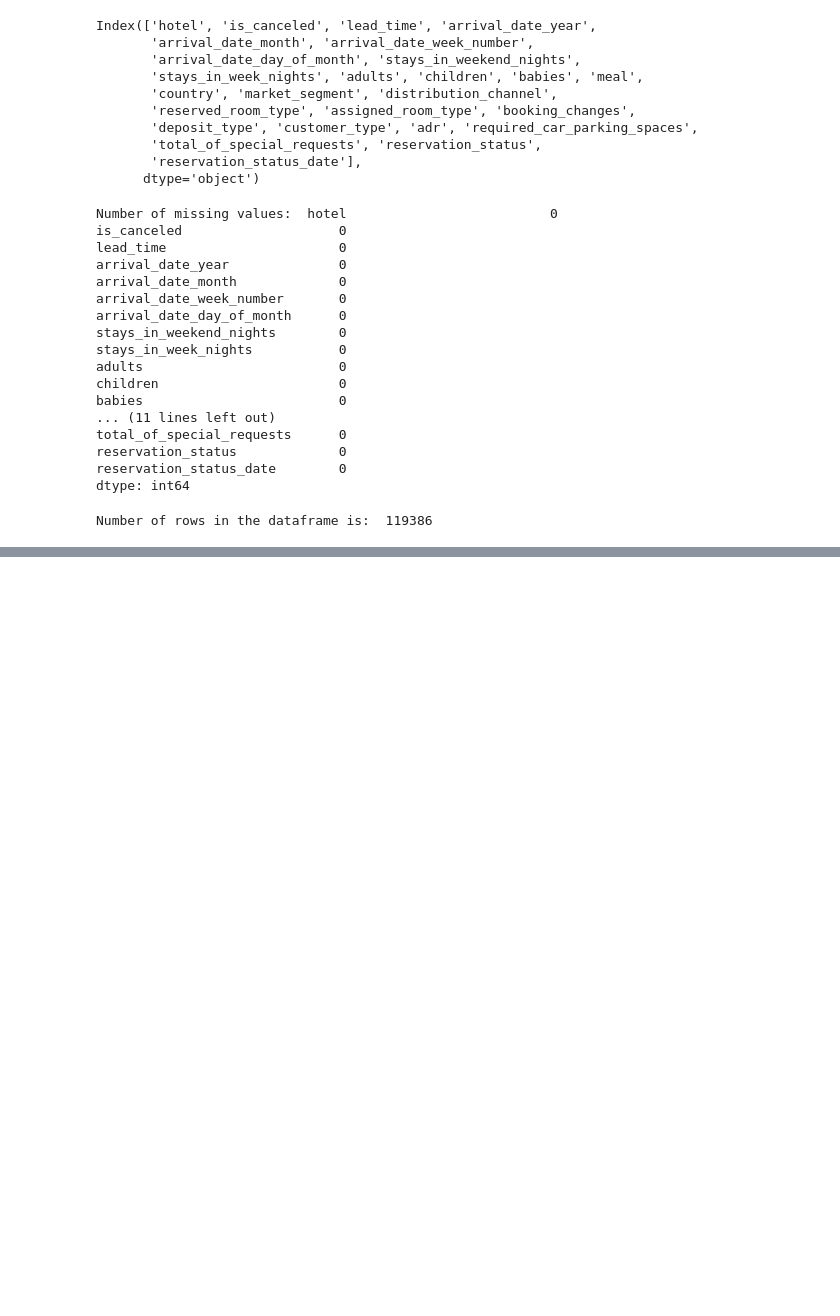
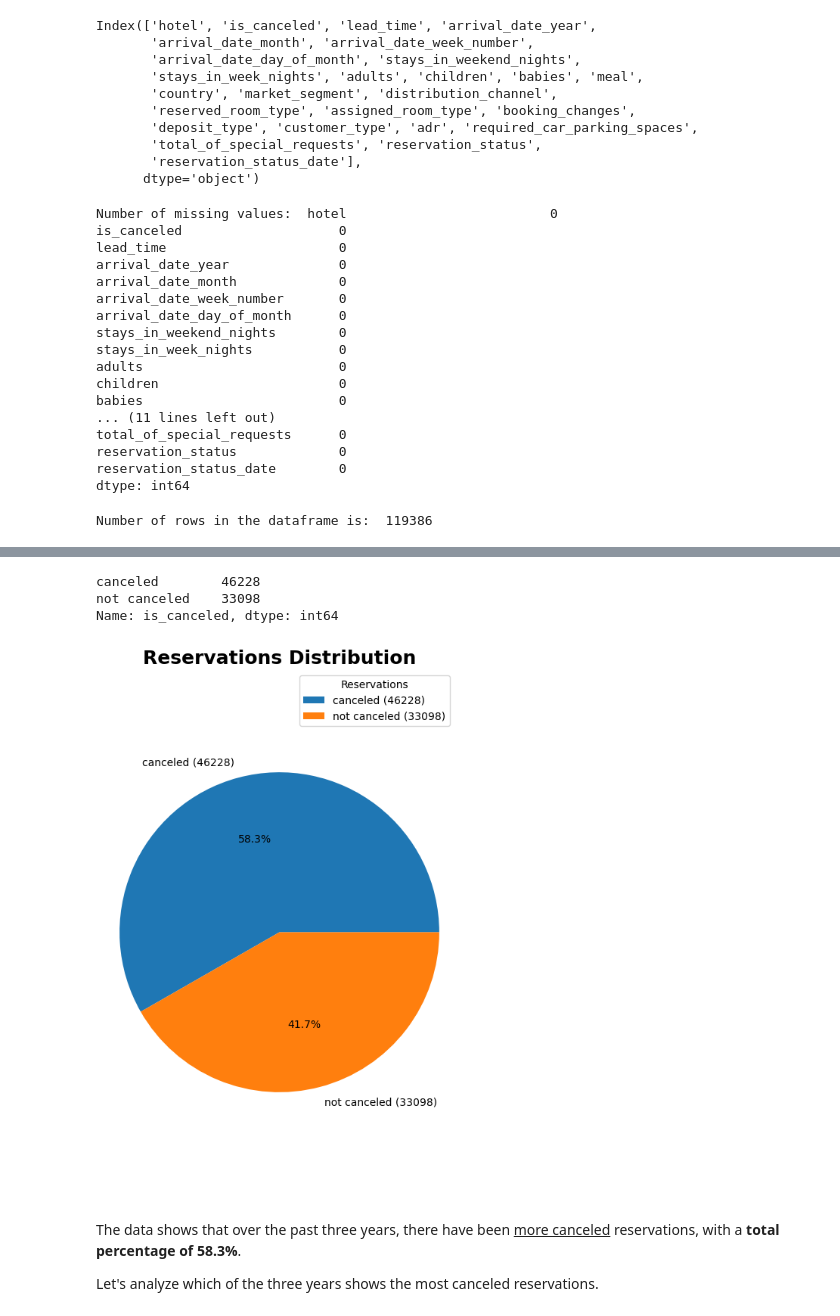
Before and after one commit to nachogalasso/da_python, a Jupyter notebook: hotel_bookings/hb_analysis.ipynb, the cells around one changed output, grey strips where cells are left out. Drawn from its saved outputs; the diff is of its cells as text; code cells hidden in the pictures; blank space fills up the shorter version.

Commit message:
data analysis

```diff
--- a/hotel_bookings/hb_analysis.ipynb
+++ b/hotel_bookings/hb_analysis.ipynb
@@ -183,0 +194,5 @@ Number of rows in the dataframe is:  119386
+# %%
+# CITY HOTEL
+df_hb_CH = df_hb.groupby(by=['hotel']).get_group('City Hotel')
+
+df_hb_CH.head(5)
@@ -183,0 +226,10 @@ Number of rows in the dataframe is:  119386
+# %%
+# Changing the values
+cancel = {
+    0: 'canceled',
+    1:'not canceled'
+}
+
+df_hb_CH['is_canceled'] = df_hb_CH['is_canceled'].map(cancel)
+
+df_hb_CH['is_canceled'].head(5)
@@ -183,0 +249,31 @@ Number of rows in the dataframe is:  119386
+# %%
+# Counting the canceled or not canceled reservations values and storage them into a variable - CITY HOTEL
+canceled_counts = df_hb_CH['is_canceled'].value_counts()
+print(canceled_counts)
+
+# Total and percentage variables to use on our charts
+total_count = canceled_counts.sum()
+canceled_percentage = (canceled_counts / total_count) * 100
+
+# labels = canceled_counts.index
+# Using a function to create the labels
+labels = [f'{canceled} ({count})' for canceled, count in zip(canceled_counts.index, canceled_counts)]
+
+# Chart size
+fig, ax = plt.subplots(figsize=(6, 9))
+
+# Chart generation
+plt.pie(canceled_counts, labels=labels, autopct='%1.1f%%')
+plt.legend(title='Reservations')
+ax.set_title('Reservations Distribution over Three Years', fontsize=16, fontweight='bold')
+plt.axis('equal')
+plt.show()
+# %% [output]
+canceled        46228
+not canceled    33098
+Name: is_canceled, dtype: int64
+[figure, added]
+# %% [markdown]
+<p>The data shows that over the past three years, there have been <u>more canceled</u> reservations, with a <b>total percentage of 58.3%</b>.</p>
+
+<p>Let's analyze which of the three years shows the most canceled reservations.</p>
```
Also changed, not shown: parts of 9 cells of this notebook.
